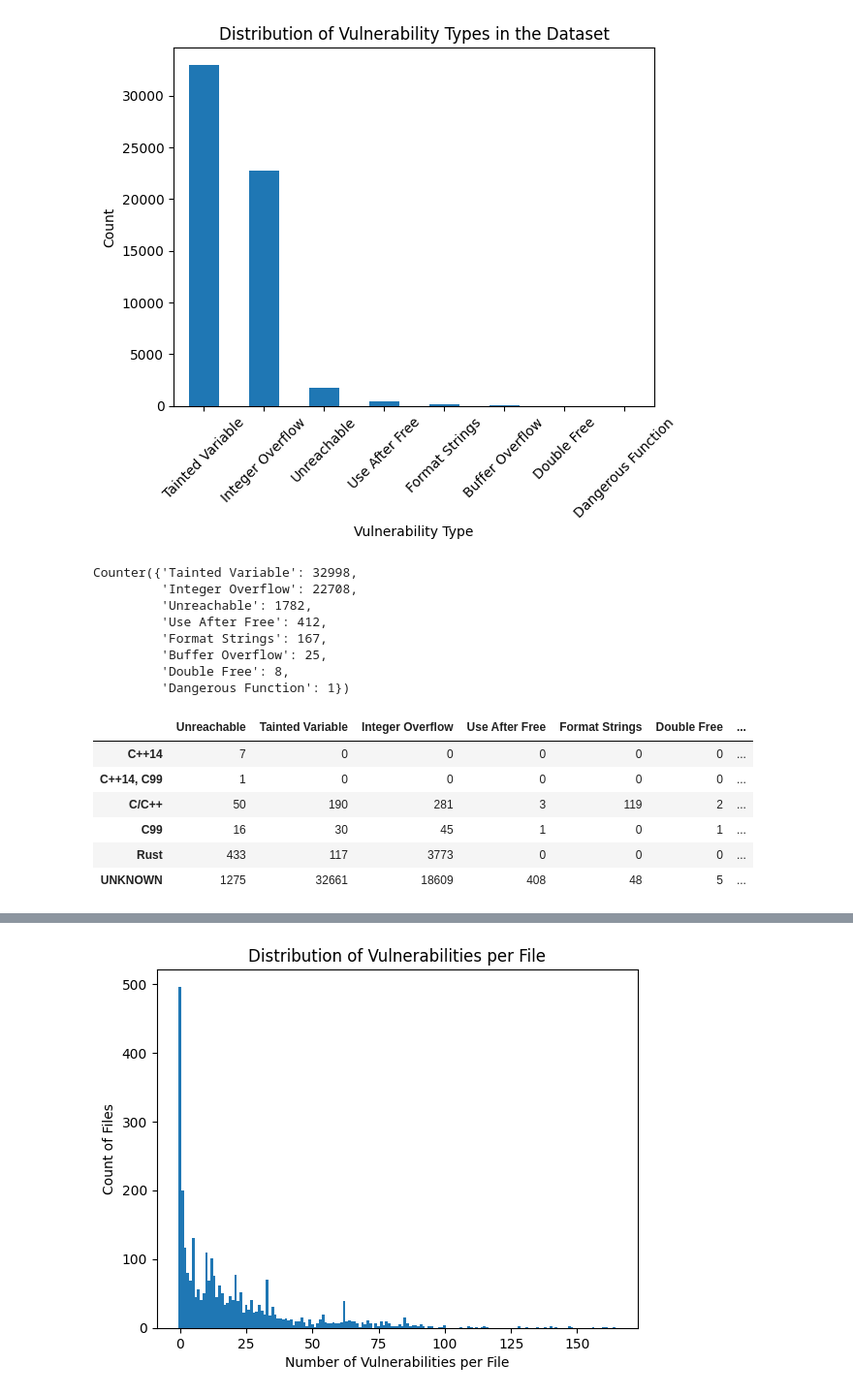
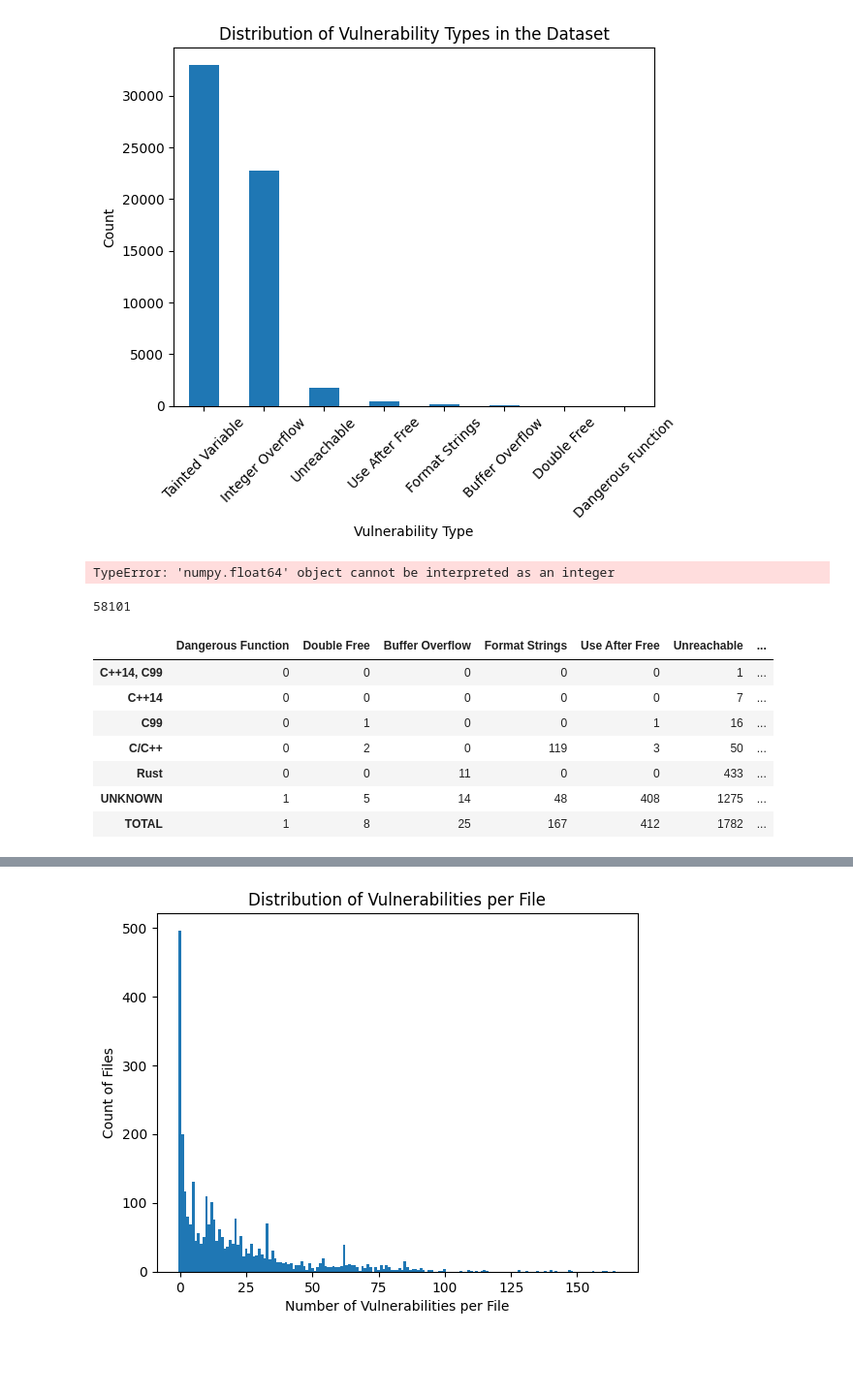
Before and after one commit to Batu-Nur/DD2525_project, a Jupyter notebook: evaluation/analyse.ipynb, the cells around one changed output, grey strips where cells are left out. Shown at 97% size. Saved outputs shown, nothing was run; the diff lists cells and outputs as text; code cells hidden in the pictures; blank space fills up the shorter version.

```diff
--- a/evaluation/analyse.ipynb
+++ b/evaluation/analyse.ipynb
@@ -63,45 +65,58 @@ plt.show()
 from collections import Counter
 
 c = Counter()
+total_vulnerabilities = 0
 for vulns in df["results"].dropna():
     for v in vulns.get("vulnerabilities", []):
         c[v.get("type", "UNKNOWN")] += 1
+        total_vulnerabilities += 1
 
 c
 # %% [output]
-Counter({'Tainted Variable': 32998,
-         'Integer Overflow': 22708,
-         'Unreachable': 1782,
-         'Use After Free': 412,
-         'Format Strings': 167,
-         'Buffer Overflow': 25,
-         'Double Free': 8,
-         'Dangerous Function': 1})
+TypeError: 'numpy.float64' object cannot be interpreted as an integer
+# %%
+total_vulnerabilities = 0
+for _, num in c.items():
+    total_vulnerabilities += num
+
+total_vulnerabilities
+# %% [output]
+58101
 # %%
 from collections import Counter, defaultdict
 import pandas as pd
 
 df = pd.read_json("my_results_max25kb_with_language.jsonl", lines=True)
 
 counts_by_lang = defaultdict(Counter)
 
 for _, row in df.iterrows():
     lang = row["language"] if pd.notna(row["language"]) else "UNKNOWN"
     results = row["results"]
     vulns = results.get("vulnerabilities", []) if isinstance(results, dict) else []
     for v in vulns:
         vtype = v.get("type", "UNKNOWN")
         counts_by_lang[lang][vtype] += 1
-
+counts_by_lang["TOTAL"] = sum(counts_by_lang.values(), Counter())
 table = pd.DataFrame.from_dict(counts_by_lang, orient="index").fillna(0).astype(int)
 table = table.sort_index()
+table["TOTAL"] = table.sum(axis=1)
+table = table.sort_values(by="TOTAL", ascending=True)
+cols = [c for c in table.columns if c != "TOTAL"]
+cols_sorted = table.loc["TOTAL", cols].sort_values(ascending=True).index.tolist()
+table = table[cols_sorted + ["TOTAL"]]
+if "TOTAL" in table.index:
+
+    idx = [i for i in table.index if i != "TOTAL"] + ["TOTAL"]
+    table = table.reindex(idx)
 
 table
 # %% [output]
-|  | Unreachable | Tainted Variable | Integer Overflow | Use After Free | Format Strings | Double Free | ... |
-| C++14 | 7 | 0 | 0 | 0 | 0 | 0 | ... |
-| C++14, C99 | 1 | 0 | 0 | 0 | 0 | 0 | ... |
-| C/C++ | 50 | 190 | 281 | 3 | 119 | 2 | ... |
-| C99 | 16 | 30 | 45 | 1 | 0 | 1 | ... |
-| Rust | 433 | 117 | 3773 | 0 | 0 | 0 | ... |
-| UNKNOWN | 1275 | 32661 | 18609 | 408 | 48 | 5 | ... |
+|  | Dangerous Function | Double Free | Buffer Overflow | Format Strings | Use After Free | Unreachable | ... |
+| C++14, C99 | 0 | 0 | 0 | 0 | 0 | 1 | ... |
+| C++14 | 0 | 0 | 0 | 0 | 0 | 7 | ... |
+| C99 | 0 | 1 | 0 | 0 | 1 | 16 | ... |
+| C/C++ | 0 | 2 | 0 | 119 | 3 | 50 | ... |
+| Rust | 0 | 0 | 11 | 0 | 0 | 433 | ... |
+| UNKNOWN | 1 | 5 | 14 | 48 | 408 | 1275 | ... |
+| TOTAL | 1 | 8 | 25 | 167 | 412 | 1782 | ... |
```
Also changed, not shown: parts of 3 cells of this notebook, 1 other file.
